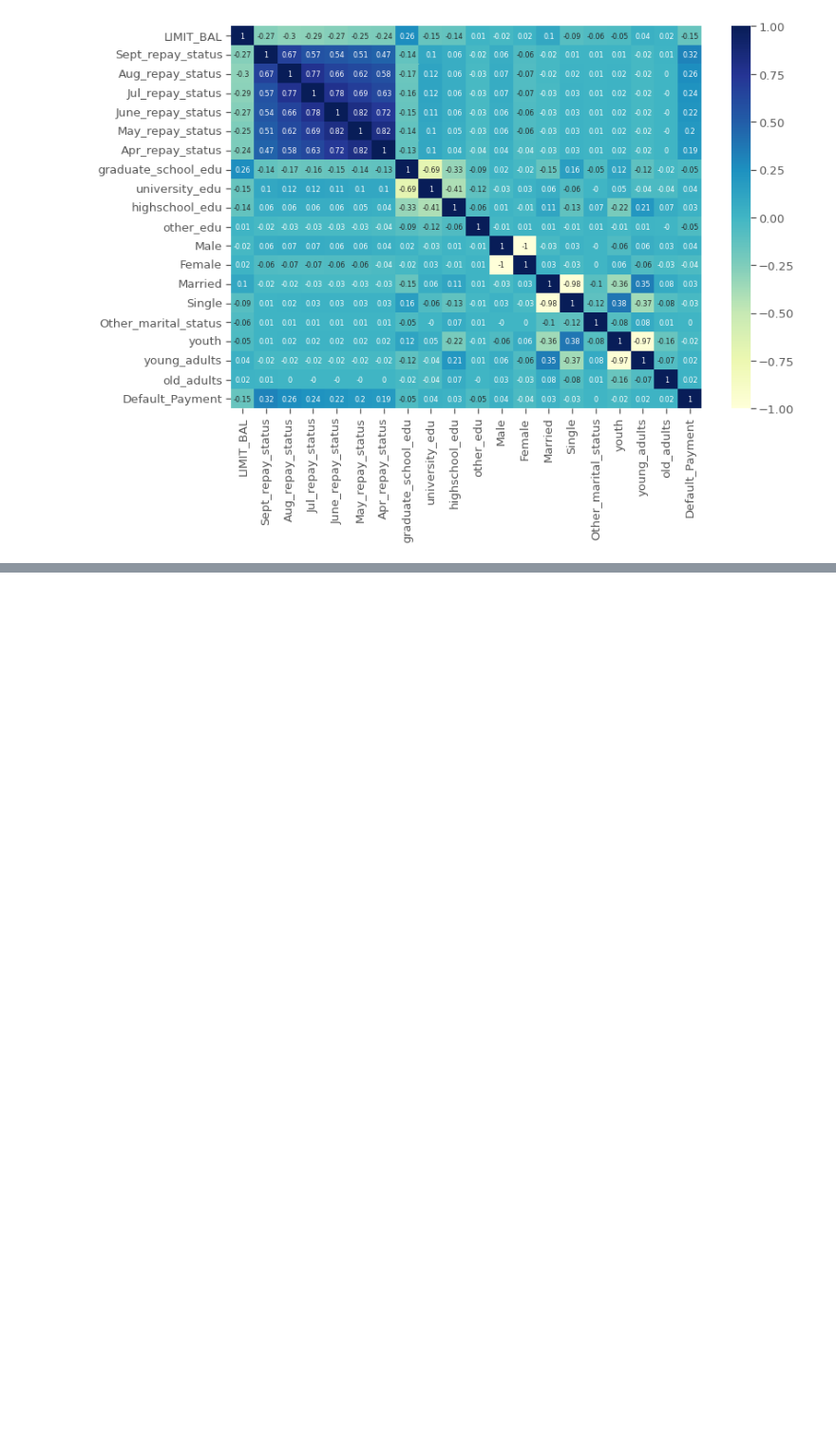
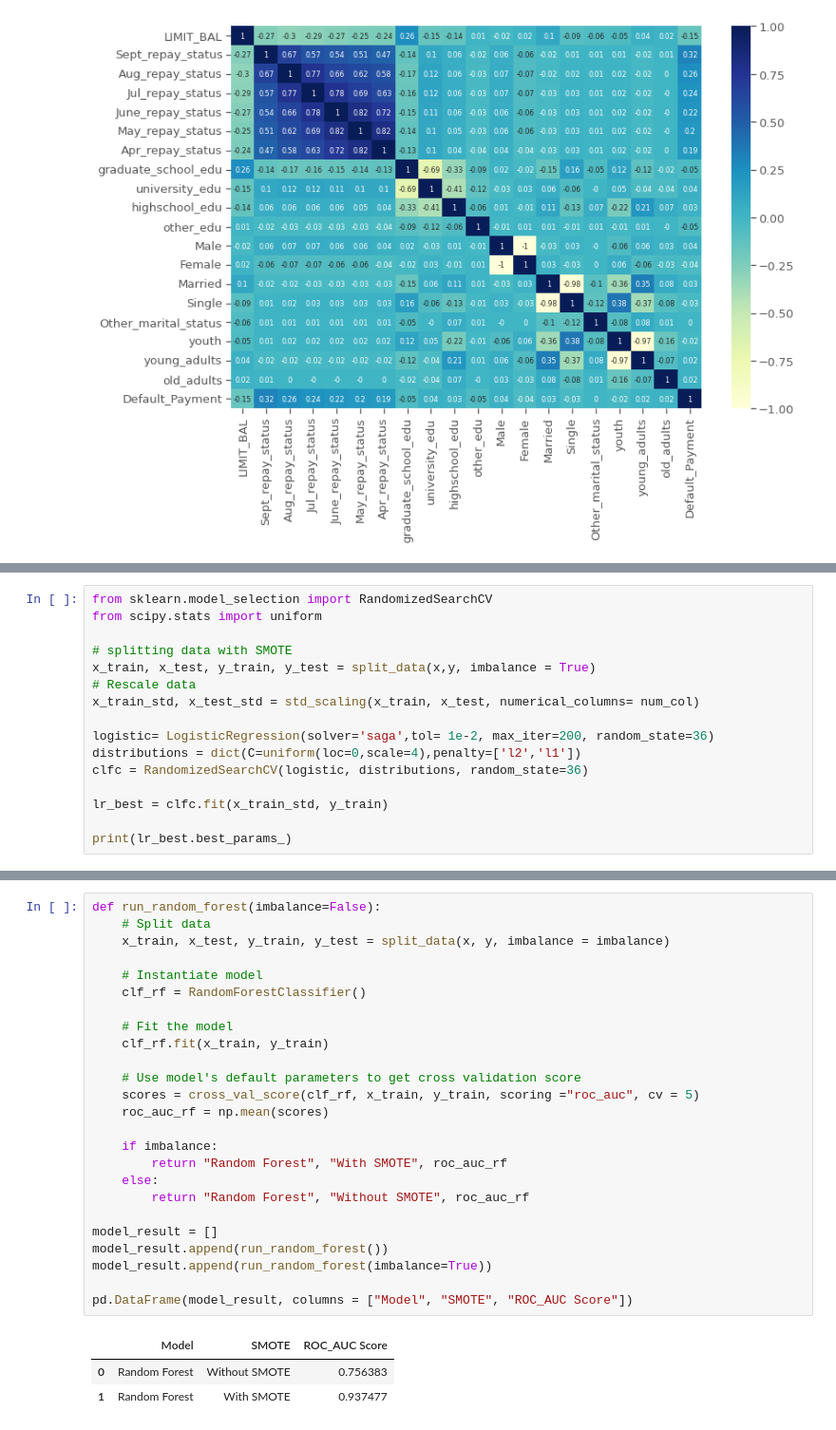
Before and after one commit to sammed97/Credit-Card-Default-Prediction, a Jupyter notebook: Credit_Card_Default_Prediction_Classification_project.ipynb, the cells around one changed output, grey strips where cells are left out. Shown at 95% size. Drawn from its saved outputs; the diff is of its cells as text; blank space fills up the shorter version.

```diff
--- a/Credit_Card_Default_Prediction_Classification_project.ipynb
+++ b/Credit_Card_Default_Prediction_Classification_project.ipynb
@@ -734,0 +866,16 @@ sns.heatmap(corr_1,annot=True,cmap='YlGnBu',annot_kws={'size':8})
+# %%
+from sklearn.model_selection import RandomizedSearchCV
+from scipy.stats import uniform
+
+# splitting data with SMOTE
+x_train, x_test, y_train, y_test = split_data(x,y, imbalance = True)
+# Rescale data
+x_train_std, x_test_std = std_scaling(x_train, x_test, numerical_columns= num_col)
+
+logistic= LogisticRegression(solver='saga',tol= 1e-2, max_iter=200, random_state=36)
+distributions = dict(C=uniform(loc=0,scale=4),penalty=['l2','l1'])
+clfc = RandomizedSearchCV(logistic, distributions, random_state=36)
+
+lr_best = clfc.fit(x_train_std, y_train)
+
+print(lr_best.best_params_)
@@ -734,0 +936,29 @@ sns.heatmap(corr_1,annot=True,cmap='YlGnBu',annot_kws={'size':8})
+# %%
+def run_random_forest(imbalance=False):
+    # Split data
+    x_train, x_test, y_train, y_test = split_data(x, y, imbalance = imbalance)
+
+    # Instantiate model
+    clf_rf = RandomForestClassifier()
+
+    # Fit the model
+    clf_rf.fit(x_train, y_train)
+
+    # Use model's default parameters to get cross validation score
+    scores = cross_val_score(clf_rf, x_train, y_train, scoring ="roc_auc", cv = 5)
+    roc_auc_rf = np.mean(scores)
+
+    if imbalance:
+        return "Random Forest", "With SMOTE", roc_auc_rf
+    else:
+        return "Random Forest", "Without SMOTE", roc_auc_rf
+
+model_result = []
+model_result.append(run_random_forest())
+model_result.append(run_random_forest(imbalance=True))
+
+pd.DataFrame(model_result, columns = ["Model", "SMOTE", "ROC_AUC Score"])
+# %% [output]
+|  | Model | SMOTE | ROC_AUC Score |
+| 0 | Random Forest | Without SMOTE | 0.756383 |
+| 1 | Random Forest | With SMOTE | 0.937477 |
```
Also changed, not shown: parts of 30 cells of this notebook.
